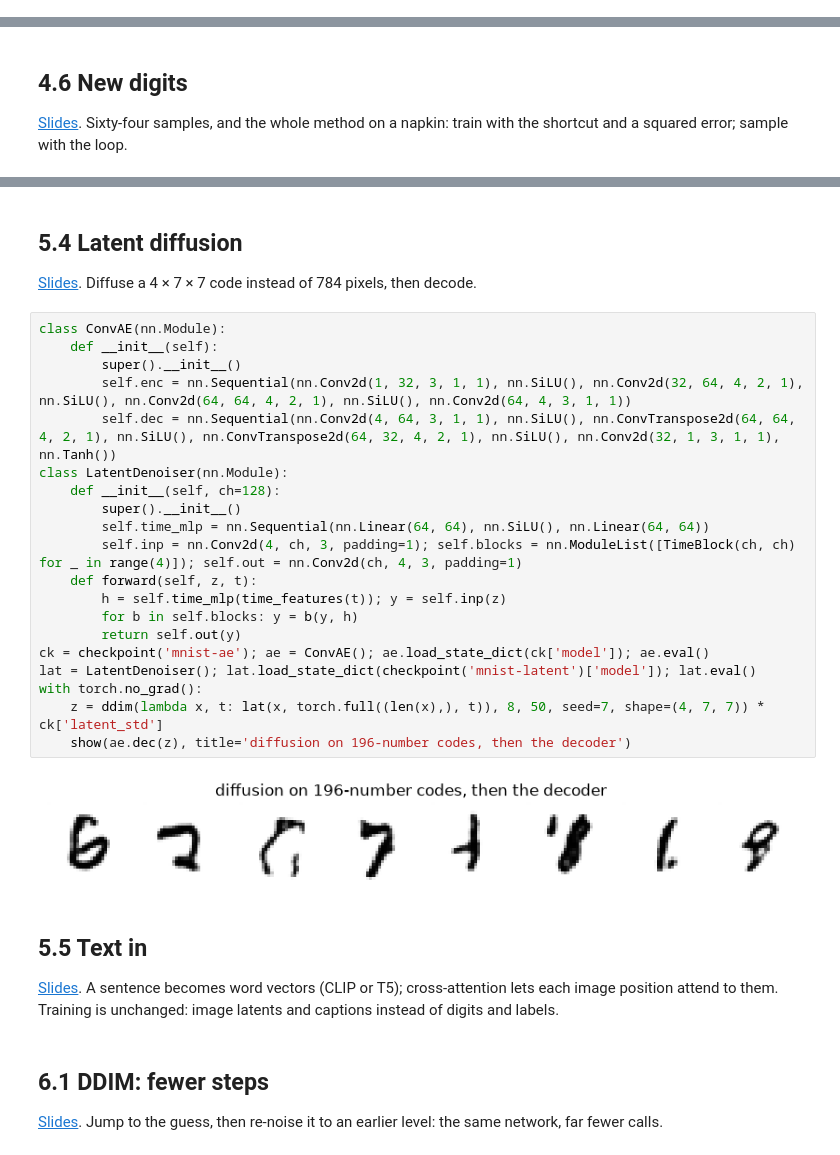
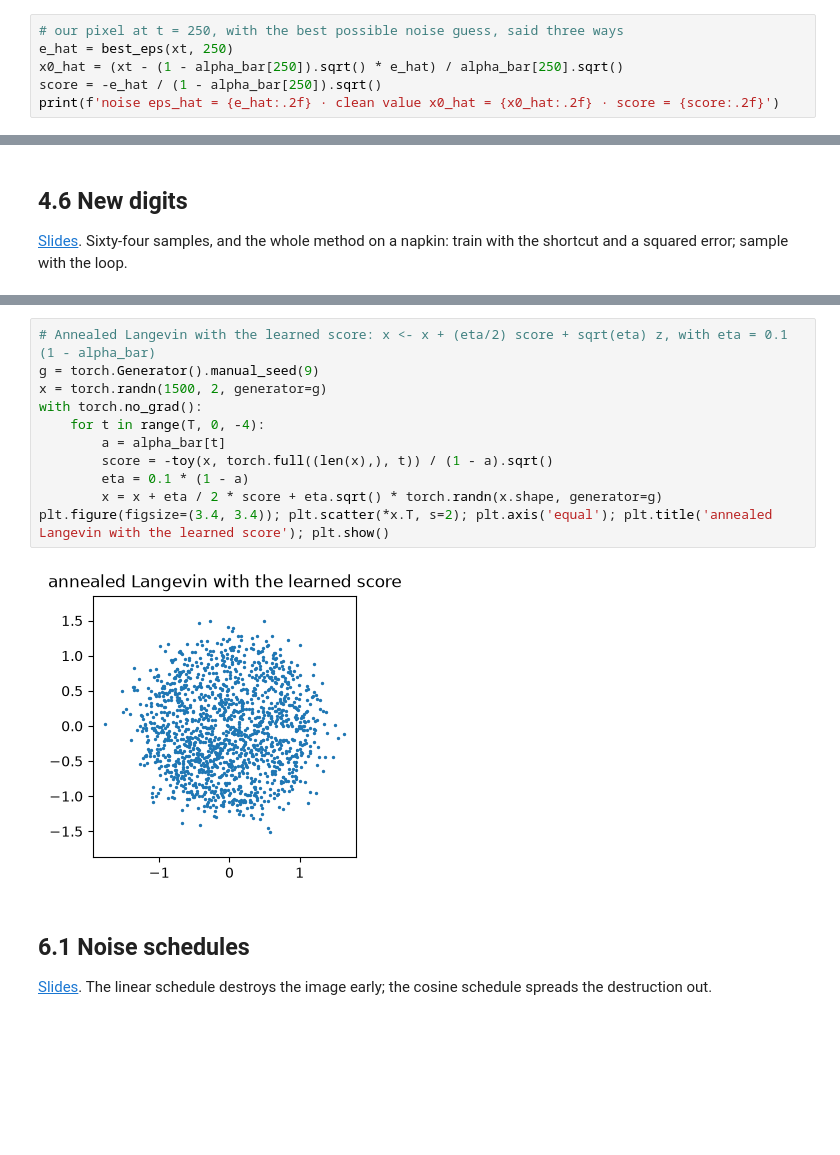
Before and after one commit to nipunbatra/generative, a Jupyter notebook: lectures/lecture5/lecture5-diffusion.ipynb, the cells around one changed output, grey strips where cells are left out. Drawn from its saved outputs; the diff is of its cells as text; blank space fills up the shorter version.

```diff
--- a/lectures/lecture5/lecture5-diffusion.ipynb
+++ b/lectures/lecture5/lecture5-diffusion.ipynb
@@ -281,0 +275,6 @@ show([three, eps, q_sample(three, t, eps)], title='x0, the noise eps, x_t at t =
+# %%
+# our pixel at t = 250, with the best possible noise guess, said three ways
+e_hat = best_eps(xt, 250)
+x0_hat = (xt - (1 - alpha_bar[250]).sqrt() * e_hat) / alpha_bar[250].sqrt()
+score = -e_hat / (1 - alpha_bar[250]).sqrt()
+print(f'noise eps_hat = {e_hat:.2f} · clean value x0_hat = {x0_hat:.2f} · score = {score:.2f}')
@@ -584,34 +547,17 @@ w = 5: 100% classified as 3, variety (mean pairwise distance) 15.9
-# %% [markdown]
-## 5.4 Latent diffusion
-
-[Slides](https://nipunbatra.github.io/generative/lectures/lecture5/#latent/1). Diffuse a 4 × 7 × 7 code instead of 784 pixels, then decode.
-# %%
-class ConvAE(nn.Module):
-    def __init__(self):
-        super().__init__()
-        self.enc = nn.Sequential(nn.Conv2d(1, 32, 3, 1, 1), nn.SiLU(), nn.Conv2d(32, 64, 4, 2, 1), nn.SiLU(), nn.Conv2d(64, 64, 4, 2, 1), nn.SiLU(), nn.Conv2d(64, 4, 3, 1, 1))
-        self.dec = nn.Sequential(nn.Conv2d(4, 64, 3, 1, 1), nn.SiLU(), nn.ConvTranspose2d(64, 64, 4, 2, 1), nn.SiLU(), nn.ConvTranspose2d(64, 32, 4, 2, 1), nn.SiLU(), nn.Conv2d(32, 1, 3, 1, 1), nn.Tanh())
-class LatentDenoiser(nn.Module):
-    def __init__(self, ch=128):
-        super().__init__()
-        self.time_mlp = nn.Sequential(nn.Linear(64, 64), nn.SiLU(), nn.Linear(64, 64))
-        self.inp = nn.Conv2d(4, ch, 3, padding=1); self.blocks = nn.ModuleList([TimeBlock(ch, ch) for _ in range(4)]); self.out = nn.Conv2d(ch, 4, 3, padding=1)
-    def forward(self, z, t):
-        h = self.time_mlp(time_features(t)); y = self.inp(z)
-        for b in self.blocks: y = b(y, h)
-        return self.out(y)
-ck = checkpoint('mnist-ae'); ae = ConvAE(); ae.load_state_dict(ck['model']); ae.eval()
-lat = LatentDenoiser(); lat.load_state_dict(checkpoint('mnist-latent')['model']); lat.eval()
-with torch.no_grad():
-    z = ddim(lambda x, t: lat(x, torch.full((len(x),), t)), 8, 50, seed=7, shape=(4, 7, 7)) * ck['latent_std']
-    show(ae.dec(z), title='diffusion on 196-number codes, then the decoder')
-# %% [output]
-[figure, removed]
-# %% [markdown]
-## 5.5 Text in
-
-[Slides](https://nipunbatra.github.io/generative/lectures/lecture5/#text/1). A sentence becomes word vectors (CLIP or T5); cross-attention lets each image position attend to them. Training is unchanged: image latents and captions instead of digits and labels.
+# %%
+# Annealed Langevin with the learned score: x <- x + (eta/2) score + sqrt(eta) z, with eta = 0.1 (1 - alpha_bar)
+g = torch.Generator().manual_seed(9)
+x = torch.randn(1500, 2, generator=g)
+with torch.no_grad():
+    for t in range(T, 0, -4):
+        a = alpha_bar[t]
+        score = -toy(x, torch.full((len(x),), t)) / (1 - a).sqrt()
+        eta = 0.1 * (1 - a)
+        x = x + eta / 2 * score + eta.sqrt() * torch.randn(x.shape, generator=g)
+plt.figure(figsize=(3.4, 3.4)); plt.scatter(*x.T, s=2); plt.axis('equal'); plt.title('annealed Langevin with the learned score'); plt.show()
+# %% [output]
+[figure, added]
 # %% [markdown]
-## 6.1 DDIM: fewer steps
+## 6.1 Noise schedules
 
-[Slides](https://nipunbatra.github.io/generative/lectures/lecture5/#slow/1). Jump to the guess, then re-noise it to an earlier level: the same network, far fewer calls.
+[Slides](https://nipunbatra.github.io/generative/lectures/lecture5/#cosine/1). The linear schedule destroys the image early; the cosine schedule spreads the destruction out.
```
Also changed, not shown: parts of 80 cells of this notebook, 54 other files.
